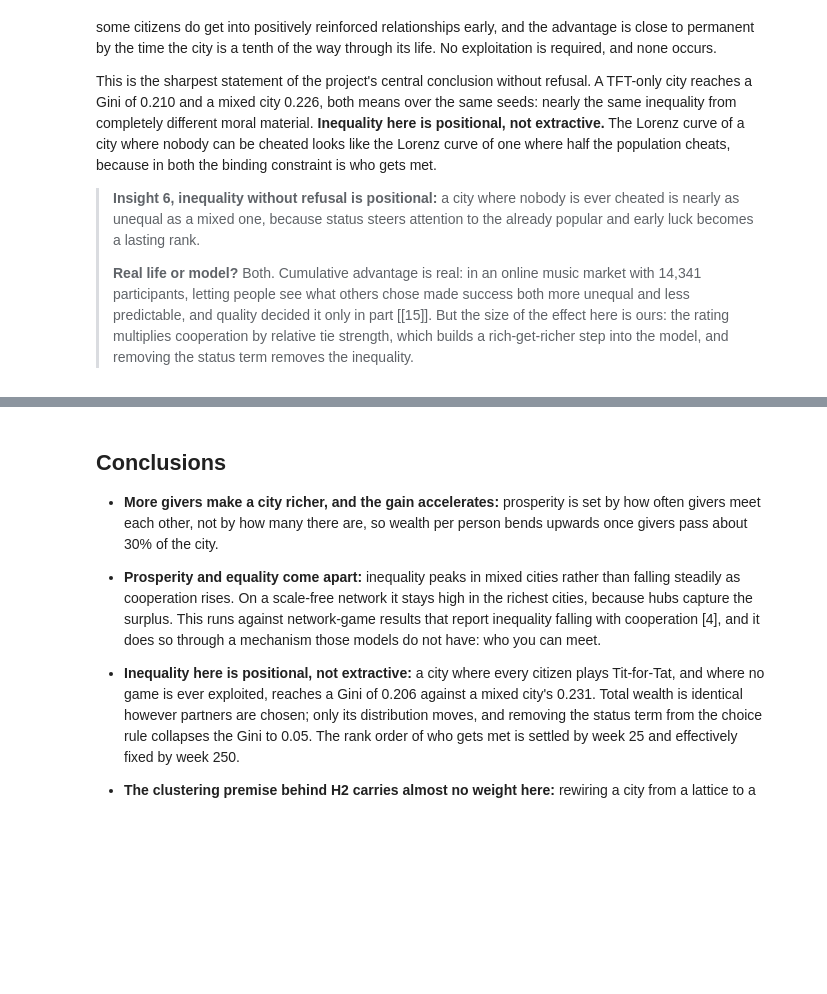
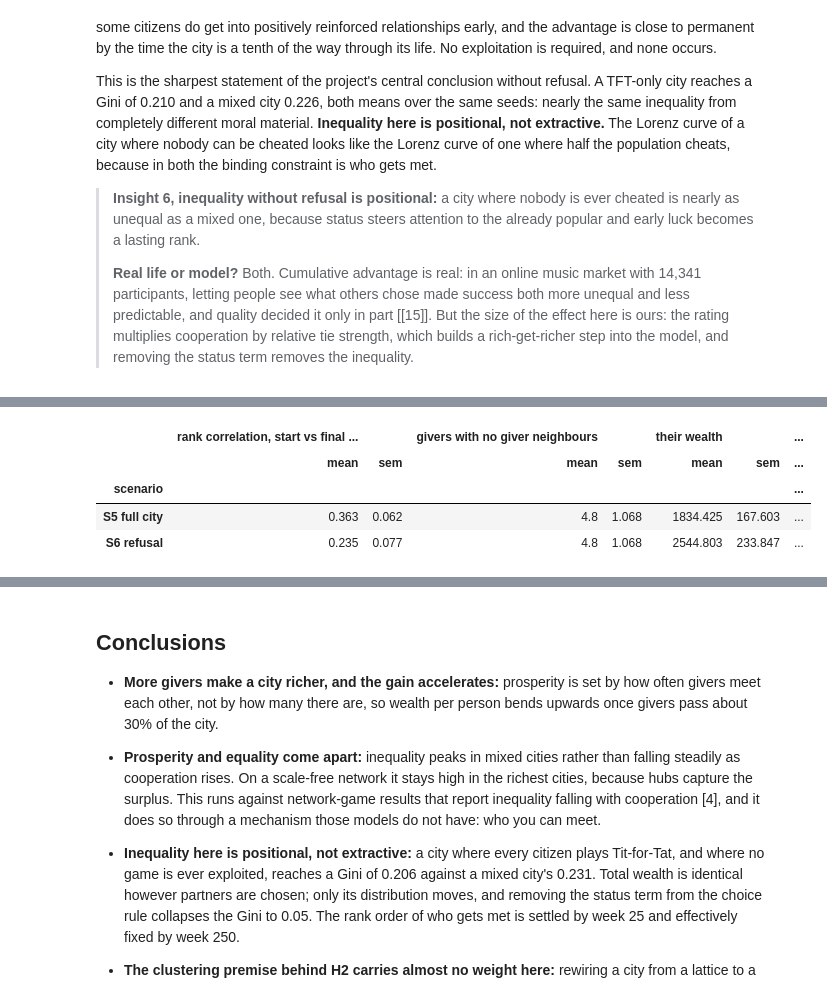
Before and after one commit to Precipicee/cits4403-project, a Jupyter notebook: notebooks/Project.ipynb, the cells around one changed output, grey strips where cells are left out. Cells and saved outputs as stored; diff of their text form; code cells hidden in the pictures; blank space fills up the shorter version.

```diff
--- a/notebooks/Project.ipynb
+++ b/notebooks/Project.ipynb
@@ -1148,0 +1212,30 @@ one where half the population cheats, because in both the binding constraint is
+# %%
+# Does a giver who starts surrounded by takers stay poorer? Each giver's share of giver
+# neighbours at week 0, against that giver's wealth at week 500, in cities where givers are scarce.
+def start_and_finish(task):
+    base, repeat = task
+    sim = Simulation(stage(base, **{**SETTINGS, "population.giver_fraction": 0.2}),
+                     root_seed=R.DEFAULT_SEED, repeat=repeat, instruments=("core",))
+    start, giver = sim.state.adjacency.copy(), sim.state.giver
+    share = (start & giver[None, :]).sum(axis=1) / np.maximum(start.sum(axis=1), 1)
+    sim.run()
+    w = sim.state.wealth
+    alone = giver & (share == 0)
+    return {"scenario": {"M4": "S5 full city", "M5": "S6 refusal"}[base], "repeat": repeat,
+            "rank correlation, start vs final wealth": metrics.spearman(share[giver], w[giver]),
+            "givers with no giver neighbours": int(alone.sum()),
+            "their wealth": w[alone].mean() if alone.any() else np.nan,
+            "all givers' wealth": w[giver].mean()}
+
+
+surround = pd.DataFrame(R.parallel_map(start_and_finish, [(b, r) for b in ("M4", "M5") for r in range(N_SEEDS)],
+                                     workers=WORKERS))
+surround["their shortfall"] = 1 - surround["their wealth"] / surround["all givers' wealth"]
+summary = surround.groupby("scenario").agg(["mean", "sem"]).drop(columns="repeat")
+summary.round(3)
+# %% [output]
+|  | rank correlation, start vs final ... |  | givers with no giver neighbours |  | their wealth |  | ... |
+|  | mean | sem | mean | sem | mean | sem | ... |
+| scenario |  |  |  |  |  |  | ... |
+| S5 full city | 0.363 | 0.062 | 4.8 | 1.068 | 1834.425 | 167.603 | ... |
+| S6 refusal | 0.235 | 0.077 | 4.8 | 1.068 | 2544.803 | 233.847 | ... |
```
Also changed, not shown: parts of 9 cells of this notebook.
